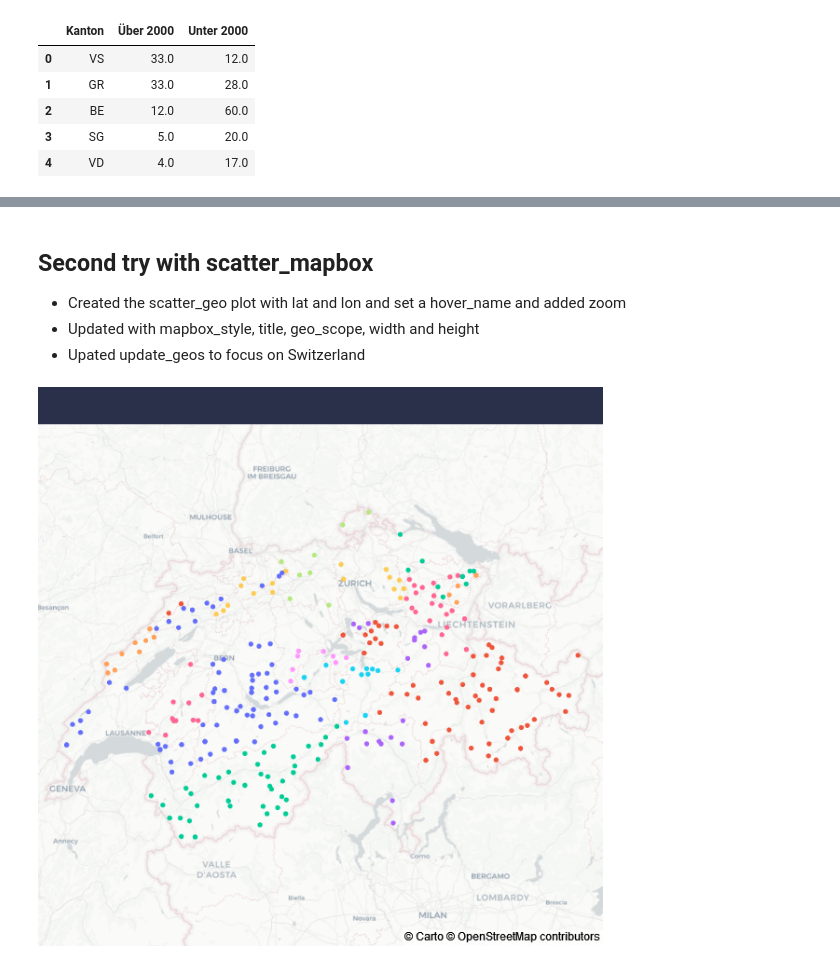
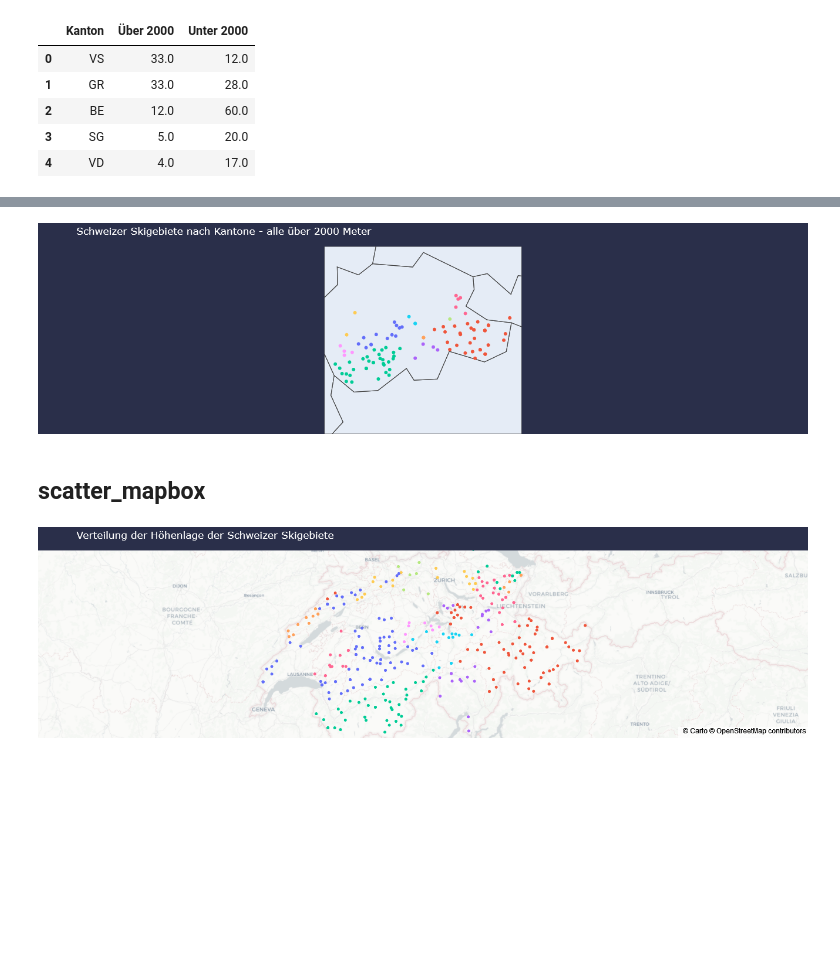
Before and after one commit to gimarius/Ski_Resorts_Switzerland, a Jupyter notebook: Data_Visualisation/Plotly_Analysis.ipynb, the cells around one changed output, grey strips where cells are left out. Saved outputs shown, nothing was run; the diff lists cells and outputs as text; code cells hidden in the pictures; blank space fills up the shorter version.

```diff
--- a/Data_Visualisation/Plotly_Analysis.ipynb
+++ b/Data_Visualisation/Plotly_Analysis.ipynb
@@ -43,2 +40,2 @@ Index(['Skiresort_ID', 'Bergfex_ID', 'Ort', 'PLZ', 'Unnamed: 4',
 # %%
-df.rename(columns={'Unnamed: 4':'Skiresort'}, inplace=True)
+df.rename(columns={'Unnamed: 4':'Skiresort','Kanton_Kuerzel': 'Kanton' }, inplace=True)
@@ -45,6 +44,5 @@ df.rename(columns={'Unnamed: 4':'Skiresort'}, inplace=True)
 # %%
-df.loc[(df['Max Höhe in m'] > 1999), 'Über_2000'] = 1
-df.loc[(df['Max Höhe in m'] < 2000), 'Über_2000'] = 0
-
-df.loc[(df['Max Höhe in m'] > 1999), 'Unter_2000'] = 0
-df.loc[(df['Max Höhe in m'] < 2000), 'Unter_2000'] = 1
+df.loc[(df['Max Höhe in m'] > 1999), 'Über 2000'] = 1
+df.loc[(df['Max Höhe in m'] < 2000), 'Über 2000'] = 0
+df.loc[(df['Max Höhe in m'] > 1999), 'Unter 2000'] = 0
+df.loc[(df['Max Höhe in m'] < 2000), 'Unter 2000'] = 1
@@ -150,0 +173,20 @@ fig_standard.write_html('Map_Switzerland_Standard.html')
+# %%
+fig_standard_above_all = px.scatter_geo(df_above,
+                    lat=df_above.Breitengrad,
+                    lon=df_above.Längengrad,
+                    color = df_above.Kanton,
+                    hover_name="Skiresort")
+
+fig_standard_above_all.update_layout(
+    geo_scope='europe',
+    margin={"r":0,"t":40,"l":0,"b":0},
+    showlegend = False,
+    paper_bgcolor="#2a2f4a",
+    title="Schweizer Skigebiete nach Kantone - alle über 2000 Meter",
+    title_font_color="white")
+
+fig_standard_above_all.update_geos(fitbounds="locations")
+
+fig_standard_above_all.show()
+# %% [output]
+[figure, added]
@@ -151,27 +195,21 @@ fig_standard.write_html('Map_Switzerland_Standard.html')
 # %% [markdown]
-## Second try with scatter_mapbox
-- Created the scatter_geo plot with lat and lon and set a hover_name and added zoom
-- Updated with mapbox_style, title, geo_scope, width and height
-- Upated update_geos to focus on Switzerland
+## scatter_mapbox
 # %%
-fig_nice = px.scatter_mapbox(df,
+fig_scatter = px.scatter_mapbox(df,
                              lon = df.Längengrad,
                              lat = df.Breitengrad,
                              zoom = 6.5,
-                             color = df.Kanton_Kuerzel,
+                             color = df.Kanton,
                              hover_name="Skiresort")
 
-fig_nice.update_layout(height = 600,
-                       showlegend = False,
-                       margin={"r":0,"t":40,"l":0,"b":0},
-                       mapbox_style = 'carto-positron'
-                      )
+fig_scatter.update_layout(showlegend = False,
+                          margin={"r":0,"t":40,"l":0,"b":0},
+                          mapbox_style = 'carto-positron',
+                          paper_bgcolor="#2a2f4a",
+                          title="Verteilung der Höhenlage der Schweizer Skigebiete",
+                          title_font_color="white")
 
-
-fig_nice.update_layout(paper_bgcolor="#2a2f4a")
-
-
-fig_nice.show()
+fig_scatter.show()
 # %% [output]
-[figure, old version]
+[figure, new version]
 # %%
```
Also changed, not shown: parts of 40 cells of this notebook.
